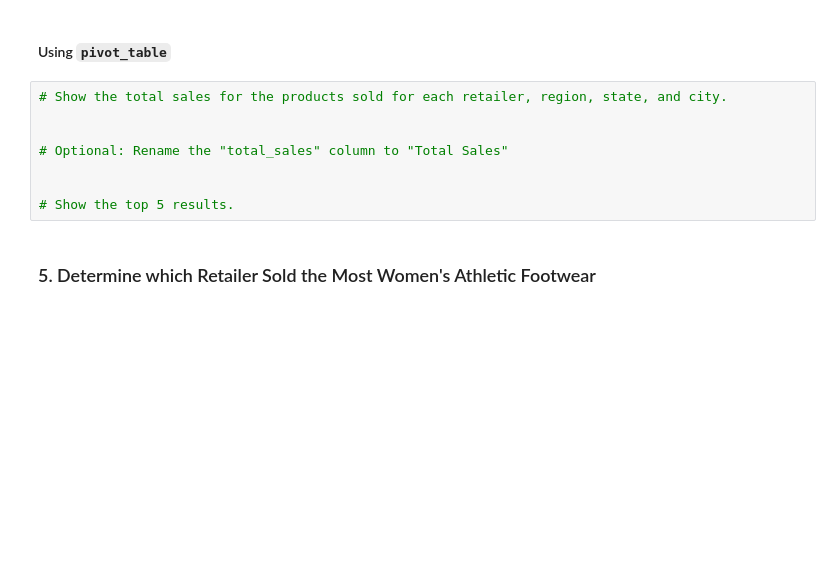
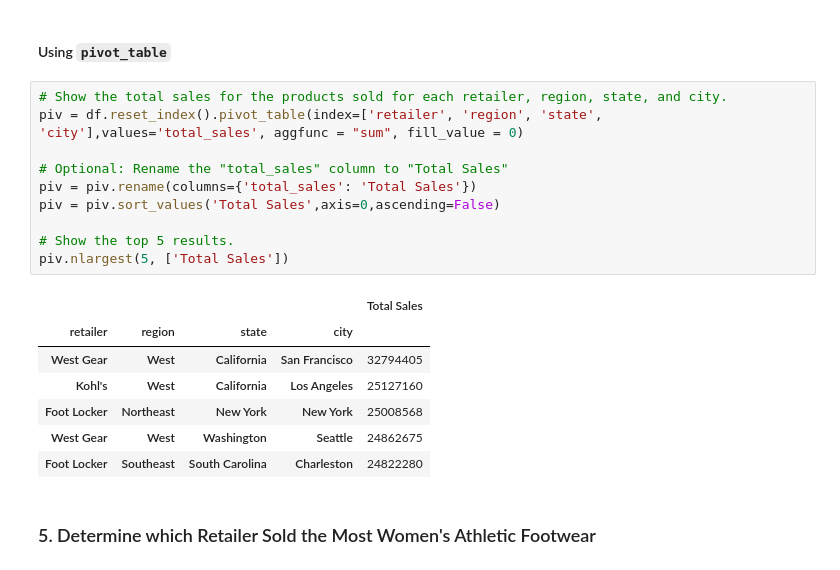
Before and after one commit to tbrown14611/athletic_sales_analysis, a Jupyter notebook: athletic_sales_analysis_starter_code.ipynb, the cells around one changed output. Drawn from its saved outputs; the diff is of its cells as text; blank space fills up the shorter version.

```diff
--- a/athletic_sales_analysis_starter_code.ipynb
+++ b/athletic_sales_analysis_starter_code.ipynb
@@ -238,12 +268,22 @@ piv.nlargest(5, ['Total_Products_Sold'])
 #### Using `pivot_table`
 # %%
 # Show the total sales for the products sold for each retailer, region, state, and city.
-
+piv = df.reset_index().pivot_table(index=['retailer', 'region', 'state', 'city'],values='total_sales', aggfunc = "sum", fill_value = 0)
 
 # Optional: Rename the "total_sales" column to "Total Sales"
-
+piv = piv.rename(columns={'total_sales': 'Total Sales'})
+piv = piv.sort_values('Total Sales',axis=0,ascending=False)
 
 # Show the top 5 results.
+piv.nlargest(5, ['Total Sales'])
+# %% [output]
+|  |  |  |  | Total Sales |
+| retailer | region | state | city |  |
+| West Gear | West | California | San Francisco | 32794405 |
+| Kohl's | West | California | Los Angeles | 25127160 |
+| Foot Locker | Northeast | New York | New York | 25008568 |
+| West Gear | West | Washington | Seattle | 24862675 |
+| Foot Locker | Southeast | South Carolina | Charleston | 24822280 |
 # %% [markdown]
 ### 5. Determine which Retailer Sold the Most Women's Athletic Footwear
 # %%
```
Also changed, not shown: parts of 9 cells of this notebook.
